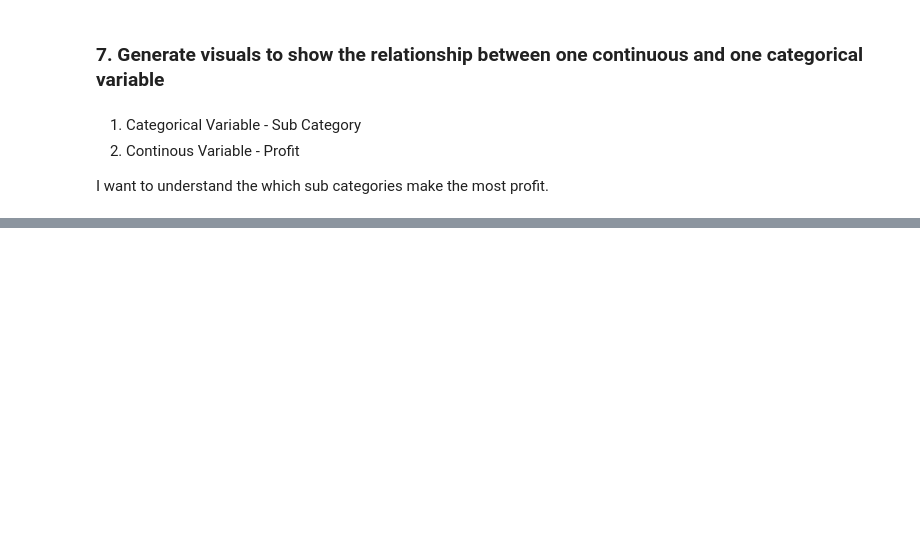
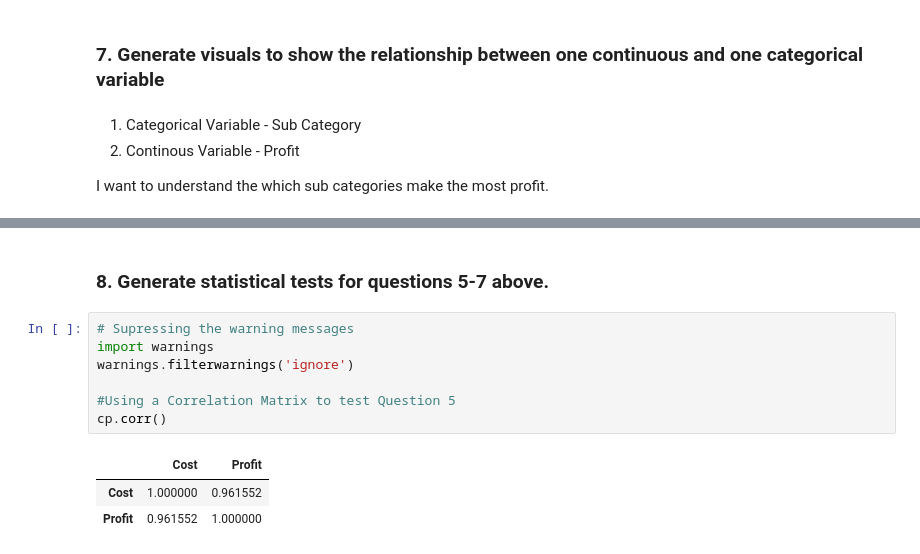
Before and after one commit to anzonathan/UCU-BSCS, a Jupyter notebook: Year 1 - Sem 2/MTH1203/Assignment 2/Assignment 2.ipynb, the cells around one changed output, grey strips where cells are left out. Cells and saved outputs as stored; diff of their text form; blank space fills up the shorter version.

```diff
--- a/Year 1 - Sem 2/MTH1203/Assignment 2/Assignment 2.ipynb
+++ b/Year 1 - Sem 2/MTH1203/Assignment 2/Assignment 2.ipynb
@@ -165,0 +166,13 @@ sns.barplot(data=pc, y = 'Sub_Category',x = 'Profit')
+# %% [markdown]
+### 8. Generate statistical tests for questions 5-7 above.
+# %%
+# Supressing the warning messages
+import warnings
+warnings.filterwarnings('ignore')
+
+#Using a Correlation Matrix to test Question 5
+cp.corr()
+# %% [output]
+|  | Cost | Profit |
+| Cost | 1.000000 | 0.961552 |
+| Profit | 0.961552 | 1.000000 |
```
Also changed, not shown: parts of 8 cells of this notebook.
